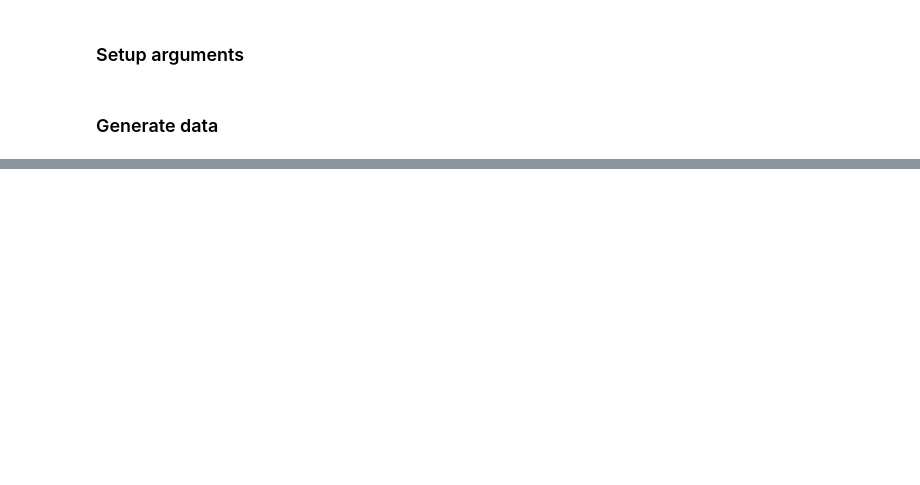
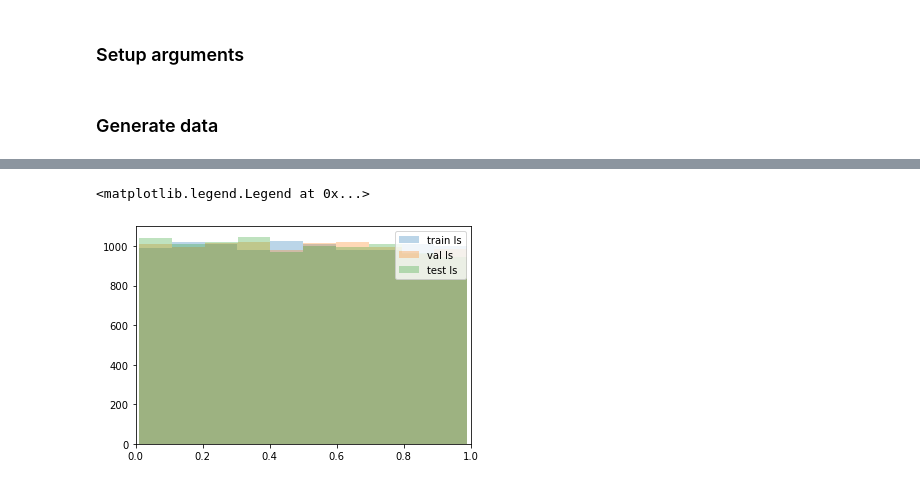
Before and after one commit to elizavetasemenova/PriorCVAE_JAX, a Jupyter notebook: Main Notebook.ipynb, the cells around one changed output, grey strips where cells are left out. Saved outputs shown, nothing was run; the diff lists cells and outputs as text; code cells hidden in the pictures; blank space fills up the shorter version.

```diff
--- a/Main Notebook.ipynb
+++ b/Main Notebook.ipynb
@@ -56,12 +61,10 @@ args = {"seed": 0,
 
         # architecture
         "conditional": True,   # CVAE if True, VAE otherwise
-        "input_dim": 80,
-        "hidden_dim": 60,
-        "z_dim": 40,
+        "input_dim": 50,
 
         # VAE setup
-        "batch_size": 100,
+        "batch_size": 10,
        }
 # %% [markdown]
 ### Generate data
@@ -79,0 +89,16 @@ NameError: name 'torch' is not defined
+# %%
+
+# what lengthscales are we generating?
+
+ls_train_set = train_set.ls
+ls_val_set =   val_set.ls
+ls_test_set = test_set.ls
+
+plt.hist(ls_train_set, alpha = 0.3, label = 'train ls')
+plt.hist(ls_val_set,   alpha = 0.3, label = 'val ls')
+plt.hist(ls_test_set,  alpha = 0.3, label = 'test ls')
+plt.xlim(0,1)
+plt.legend()
+# %% [output]
+<matplotlib.legend.Legend at 0x...>
+[figure, added]
```
Also changed, not shown: parts of 4 cells of this notebook, 1 other file.
